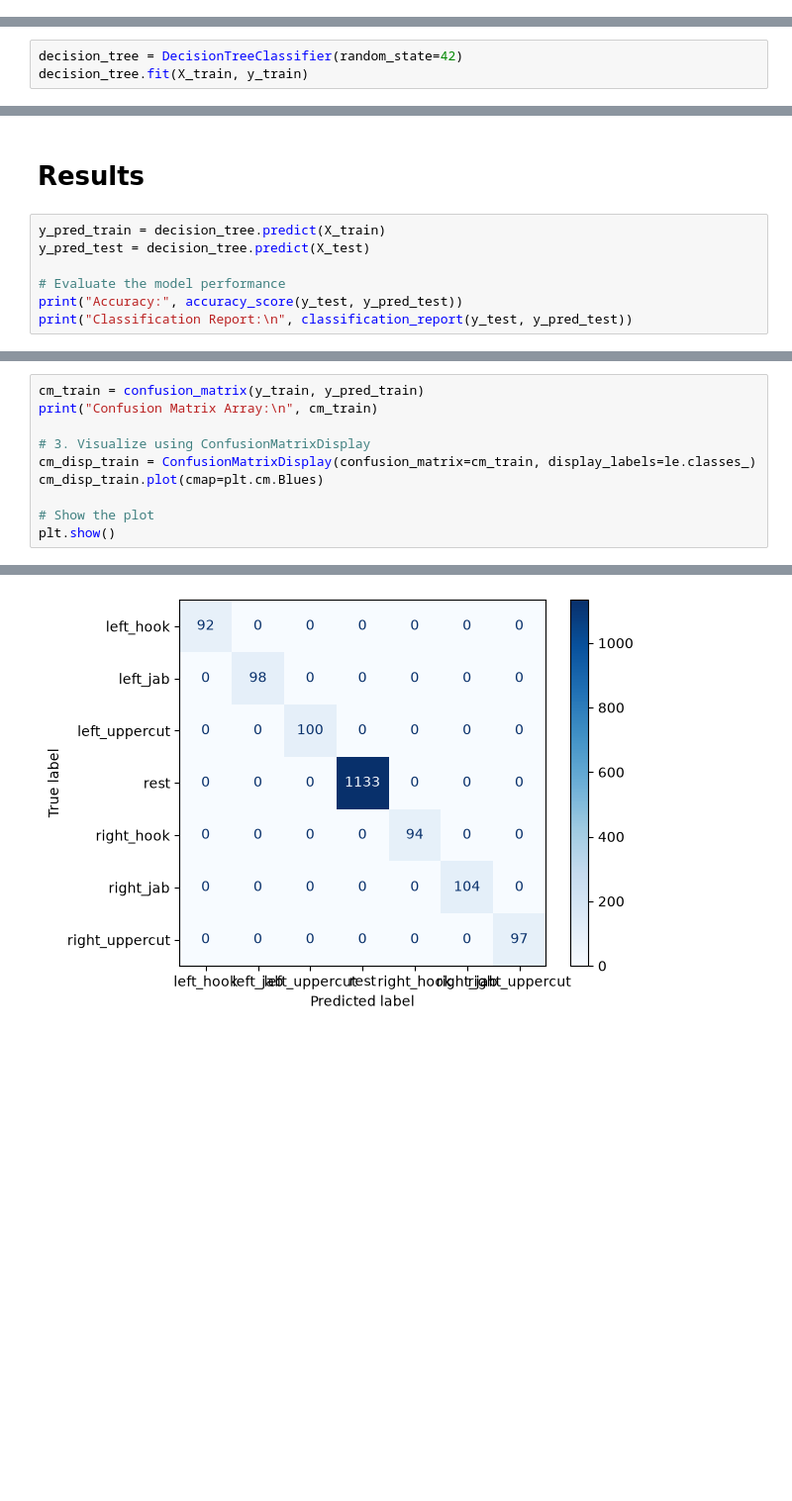
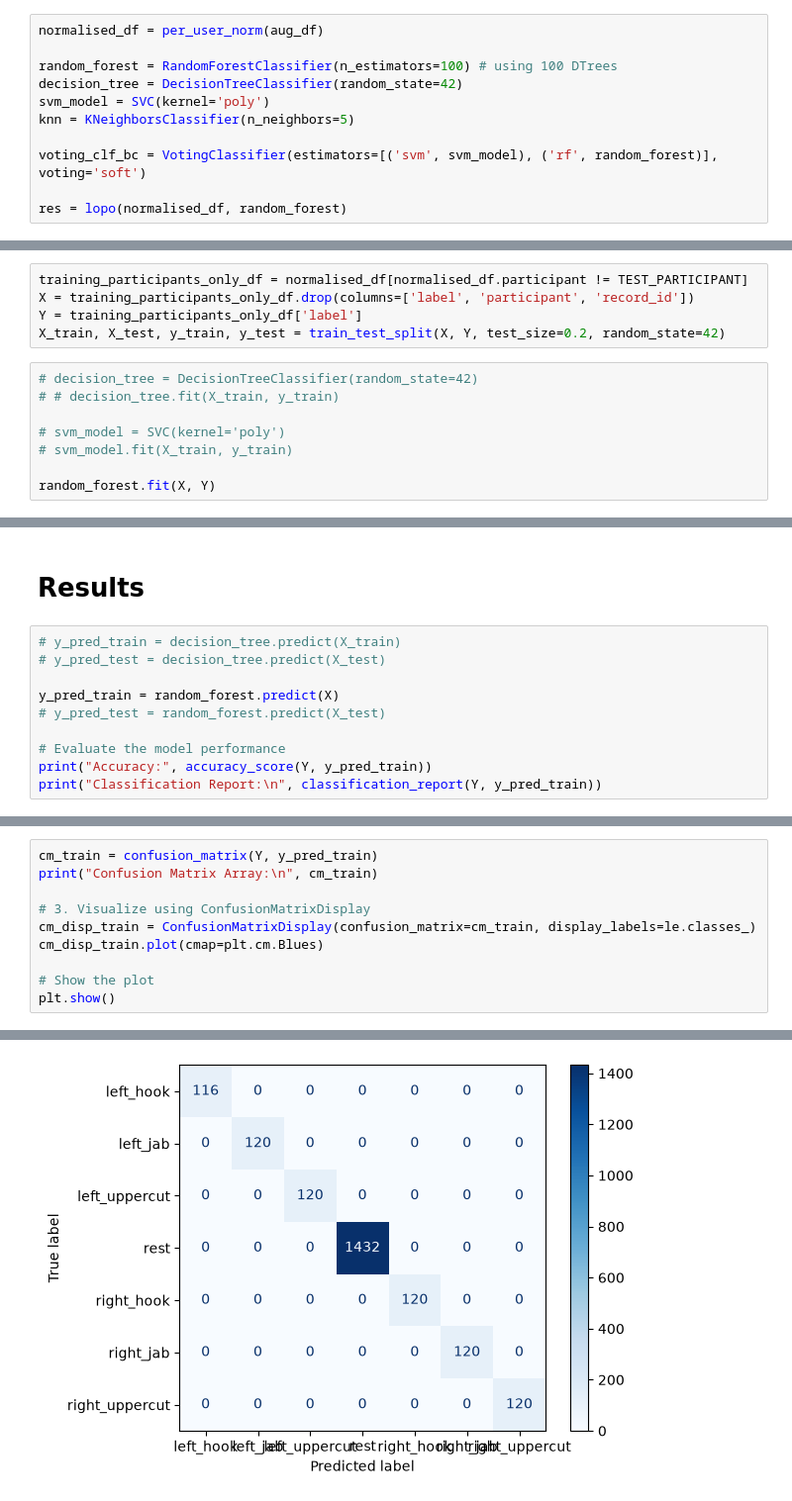
Before and after one commit to HuanNguyen-Dev/IoTBoxingClassifier, a Jupyter notebook: model_training/model_training.ipynb, the cells around one changed output, grey strips where cells are left out. Shown at 99% size. Drawn from its saved outputs; the diff is of its cells as text; blank space fills up the shorter version.

Commit message:
Added LOPO cross-validation. Need to improve model

```diff
--- a/model_training/model_training.ipynb
+++ b/model_training/model_training.ipynb
@@ -250,0 +350,11 @@ X_train, X_test, y_train, y_test = train_test_split(X, Y, test_size=0.2, random_
+# %%
+normalised_df = per_user_norm(aug_df)
+
+random_forest = RandomForestClassifier(n_estimators=100) # using 100 DTrees
+decision_tree = DecisionTreeClassifier(random_state=42)
+svm_model = SVC(kernel='poly')
+knn = KNeighborsClassifier(n_neighbors=5)
+
+voting_clf_bc = VotingClassifier(estimators=[('svm', svm_model), ('rf', random_forest)], voting='soft')
+
+res = lopo(normalised_df, random_forest)
@@ -251,4 +372,14 @@ X_train, X_test, y_train, y_test = train_test_split(X, Y, test_size=0.2, random_
+# %%
+training_participants_only_df = normalised_df[normalised_df.participant != TEST_PARTICIPANT]
+X = training_participants_only_df.drop(columns=['label', 'participant', 'record_id'])
+Y = training_participants_only_df['label']
+X_train, X_test, y_train, y_test = train_test_split(X, Y, test_size=0.2, random_state=42)
 # %%
-decision_tree = DecisionTreeClassifier(random_state=42)
-decision_tree.fit(X_train, y_train)
+# decision_tree = DecisionTreeClassifier(random_state=42)
+# # decision_tree.fit(X_train, y_train)
+
+# svm_model = SVC(kernel='poly')
+# svm_model.fit(X_train, y_train)
+
+random_forest.fit(X, Y)
 # %% [output]
@@ -256,10 +387,13 @@ DecisionTreeClassifier(random_state=42)
 # %% [markdown]
 # Results
 # %%
-y_pred_train = decision_tree.predict(X_train)
-y_pred_test = decision_tree.predict(X_test)
+# y_pred_train = decision_tree.predict(X_train)
+# y_pred_test = decision_tree.predict(X_test)
+
+y_pred_train = random_forest.predict(X)
+# y_pred_test = random_forest.predict(X_test)
 
 # Evaluate the model performance
-print("Accuracy:", accuracy_score(y_test, y_pred_test))
-print("Classification Report:\n", classification_report(y_test, y_pred_test))
+print("Accuracy:", accuracy_score(Y, y_pred_train))
+print("Classification Report:\n", classification_report(Y, y_pred_train))
 # %% [output]
@@ -281,5 +415,5 @@ weighted avg       0.94      0.94      0.94       430
 # %%
-cm_train = confusion_matrix(y_train, y_pred_train)
+cm_train = confusion_matrix(Y, y_pred_train)
 print("Confusion Matrix Array:\n", cm_train)
 
 # 3. Visualize using ConfusionMatrixDisplay
@@ -300,4 +434,4 @@ Confusion Matrix Array:
-[figure, old version]
+[figure, new version]
 # %%
 cm_test = confusion_matrix(y_test, y_pred_test)
 print("Confusion Matrix Array:\n", cm_test)
```
Also changed, not shown: parts of 39 cells of this notebook.
